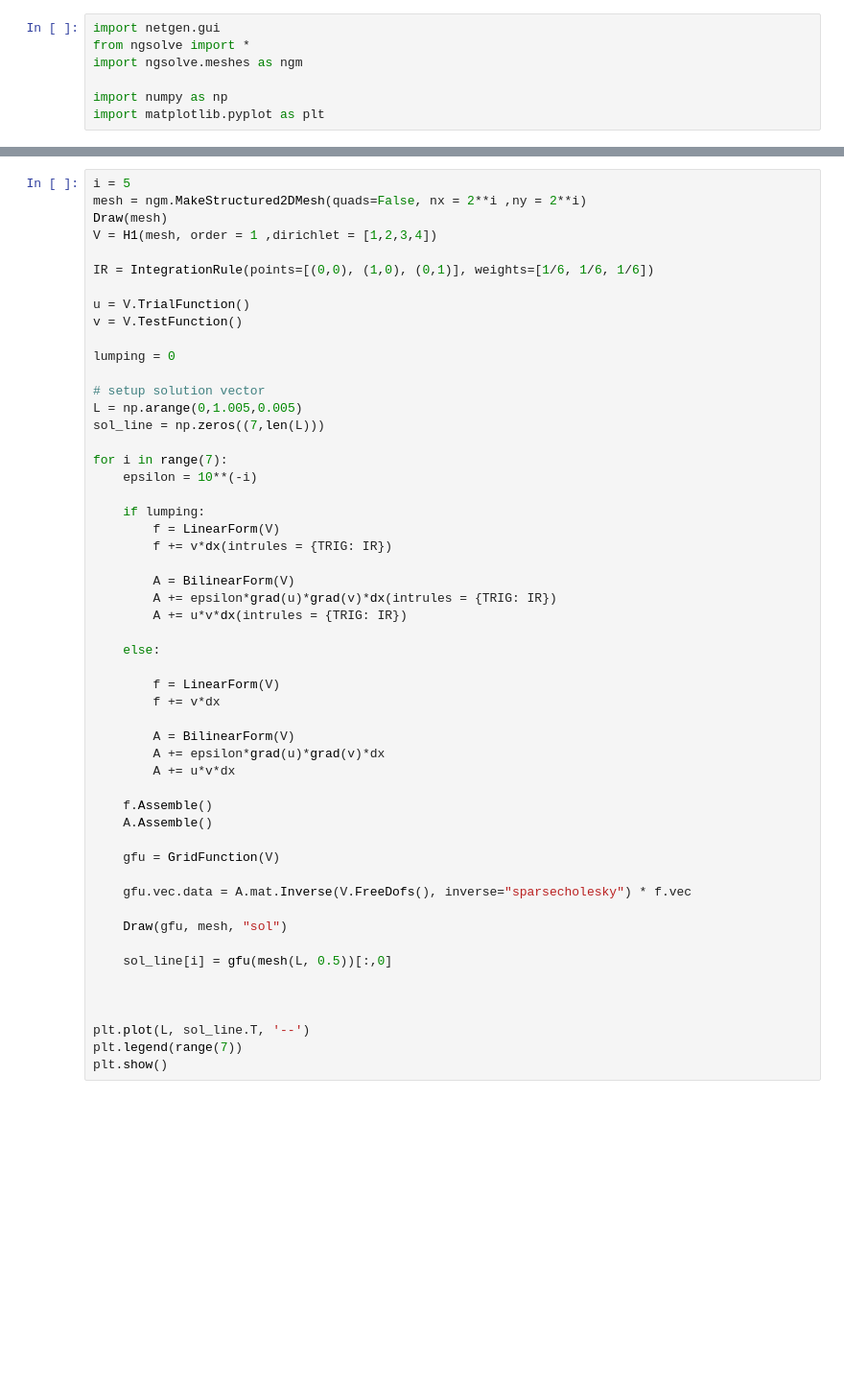
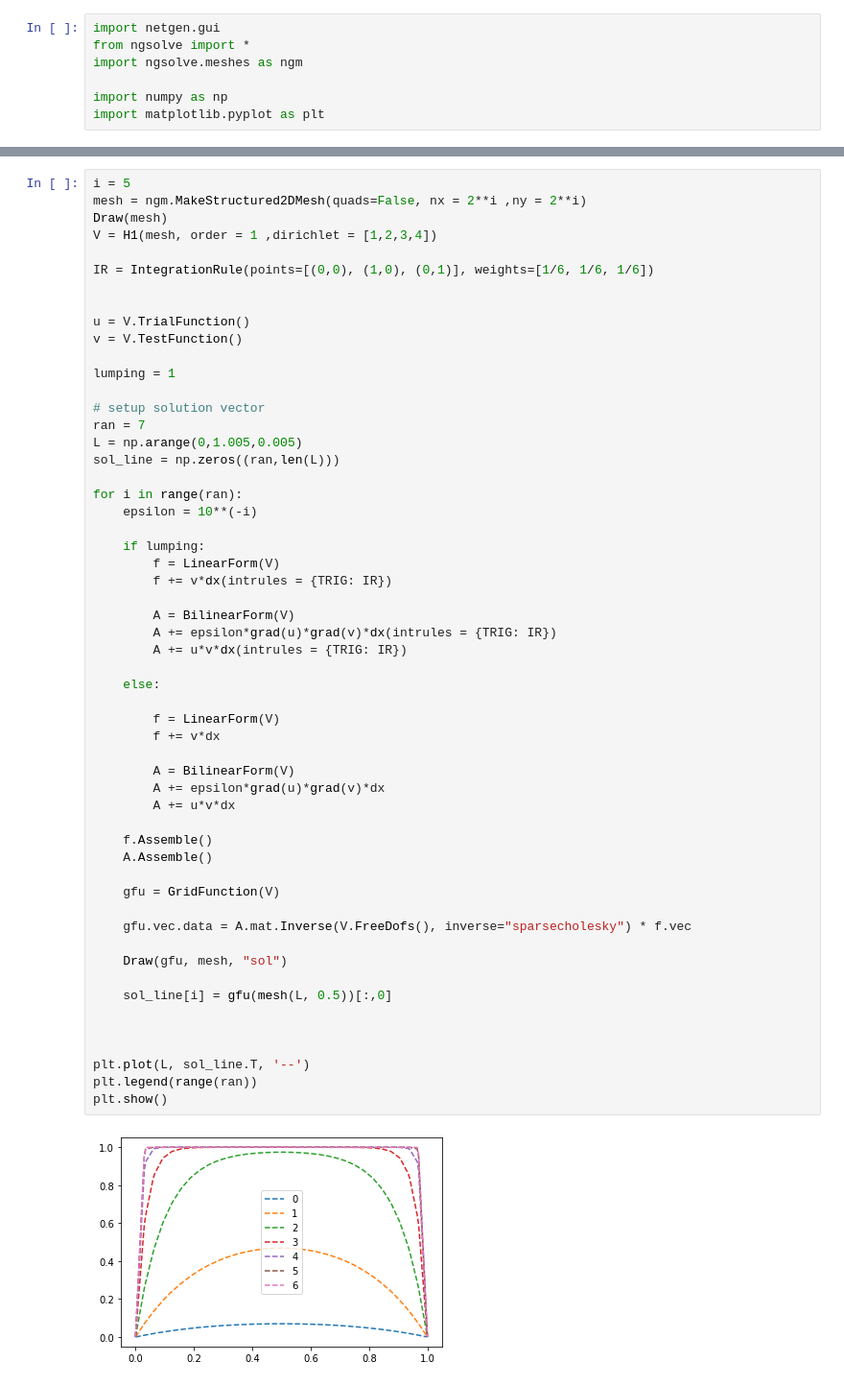
Before and after one commit to GenosW/num-pde, a Jupyter notebook: Exercises/Ex7/Ex7.4.ipynb, the cells around one changed output, grey strips where cells are left out. Shown at 96% size. Cells and saved outputs as stored; diff of their text form; blank space fills up the shorter version.

```diff
--- a/Exercises/Ex7/Ex7.4.ipynb
+++ b/Exercises/Ex7/Ex7.4.ipynb
@@ -13,16 +21,18 @@ V = H1(mesh, order = 1 ,dirichlet = [1,2,3,4])
 
 IR = IntegrationRule(points=[(0,0), (1,0), (0,1)], weights=[1/6, 1/6, 1/6])
 
+
 u = V.TrialFunction()
 v = V.TestFunction()
 
-lumping = 0
+lumping = 1
 
 # setup solution vector
+ran = 7
 L = np.arange(0,1.005,0.005)
-sol_line = np.zeros((7,len(L)))
+sol_line = np.zeros((ran,len(L)))
 
-for i in range(7):
+for i in range(ran):
     epsilon = 10**(-i)
 
     if lumping:
@@ -30,34 +40,36 @@ for i in range(7):
         f += v*dx(intrules = {TRIG: IR})
 
         A = BilinearForm(V)
         A += epsilon*grad(u)*grad(v)*dx(intrules = {TRIG: IR})
         A += u*v*dx(intrules = {TRIG: IR})
 
     else:
 
         f = LinearForm(V)
         f += v*dx
 
         A = BilinearForm(V)
         A += epsilon*grad(u)*grad(v)*dx
         A += u*v*dx
 
     f.Assemble()
     A.Assemble()
 
     gfu = GridFunction(V)
 
     gfu.vec.data = A.mat.Inverse(V.FreeDofs(), inverse="sparsecholesky") * f.vec
 
     Draw(gfu, mesh, "sol")
 
     sol_line[i] = gfu(mesh(L, 0.5))[:,0]
 
 
 
 plt.plot(L, sol_line.T, '--')
-plt.legend(range(7))
+plt.legend(range(ran))
 plt.show()
+# %% [output]
+[figure, added]
 # %%
 # check if M is diagonal
 M = BilinearForm(V)
```
Also changed, not shown: parts of 2 cells of this notebook, 4 other files.
